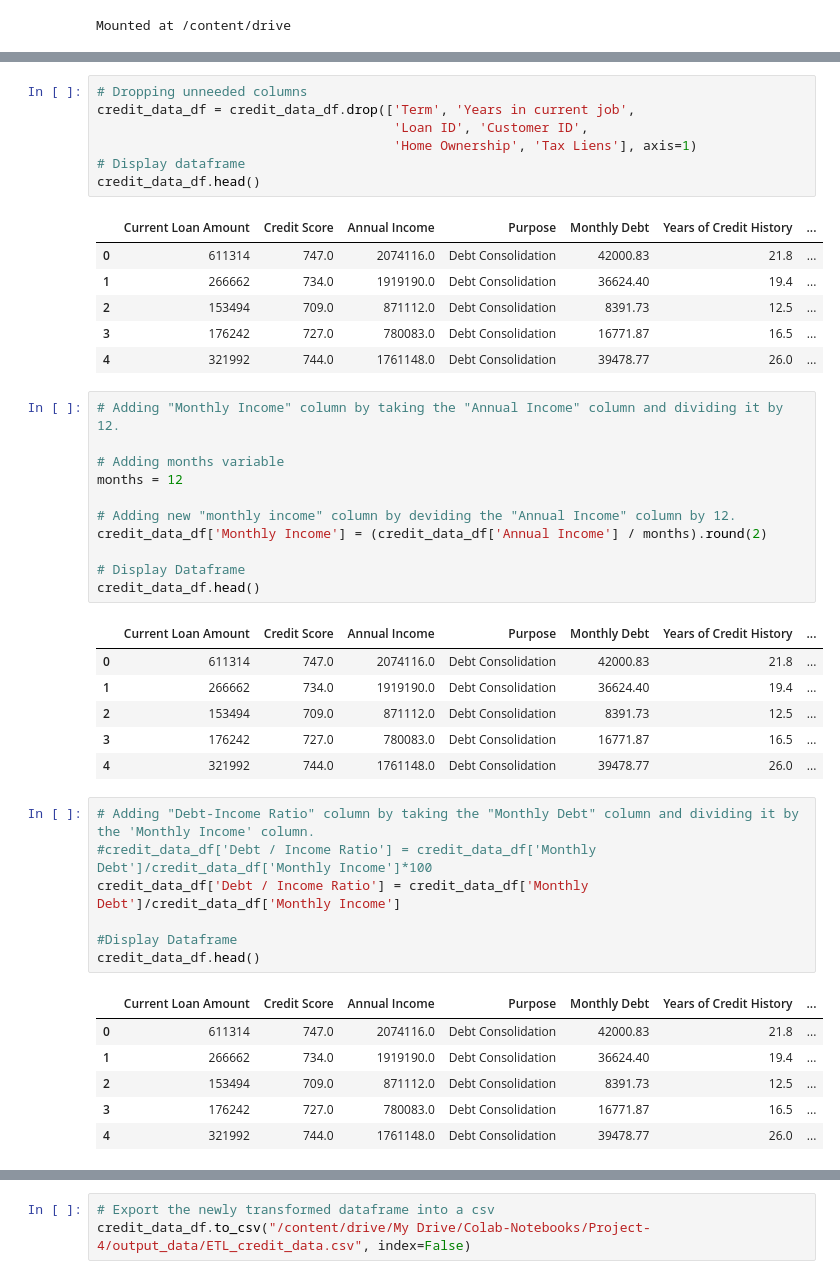
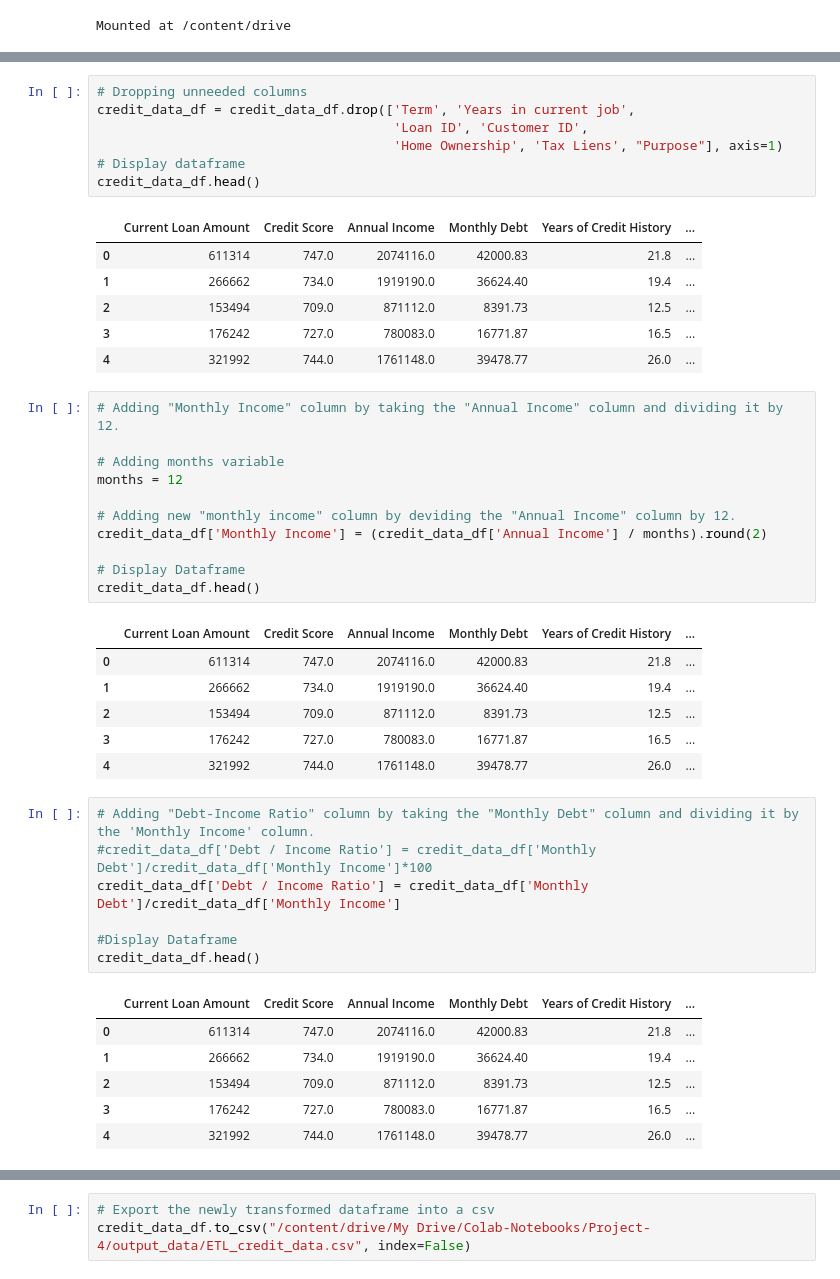
Before and after one commit to CJO100293/Project-4, a Jupyter notebook: ETL/ETL_colab.ipynb, the cells around one changed output, grey strips where cells are left out. Drawn from its saved outputs; the diff is of its cells as text.

```diff
--- a/ETL/ETL_colab.ipynb
+++ b/ETL/ETL_colab.ipynb
@@ -37,17 +37,17 @@ credit_data_df.head()
 # %%
 # Dropping unneeded columns
 credit_data_df = credit_data_df.drop(['Term', 'Years in current job',
                                       'Loan ID', 'Customer ID',
-                                      'Home Ownership', 'Tax Liens'], axis=1)
+                                      'Home Ownership', 'Tax Liens', "Purpose"], axis=1)
 # Display dataframe
 credit_data_df.head()
 # %% [output]
-|  | Current Loan Amount | Credit Score | Annual Income | Purpose | Monthly Debt | Years of Credit History | ... |
-| 0 | 611314 | 747.0 | 2074116.0 | Debt Consolidation | 42000.83 | 21.8 | ... |
-| 1 | 266662 | 734.0 | 1919190.0 | Debt Consolidation | 36624.40 | 19.4 | ... |
-| 2 | 153494 | 709.0 | 871112.0 | Debt Consolidation | 8391.73 | 12.5 | ... |
-| 3 | 176242 | 727.0 | 780083.0 | Debt Consolidation | 16771.87 | 16.5 | ... |
-| 4 | 321992 | 744.0 | 1761148.0 | Debt Consolidation | 39478.77 | 26.0 | ... |
+|  | Current Loan Amount | Credit Score | Annual Income | Monthly Debt | Years of Credit History | ... |
+| 0 | 611314 | 747.0 | 2074116.0 | 42000.83 | 21.8 | ... |
+| 1 | 266662 | 734.0 | 1919190.0 | 36624.40 | 19.4 | ... |
+| 2 | 153494 | 709.0 | 871112.0 | 8391.73 | 12.5 | ... |
+| 3 | 176242 | 727.0 | 780083.0 | 16771.87 | 16.5 | ... |
+| 4 | 321992 | 744.0 | 1761148.0 | 39478.77 | 26.0 | ... |
 # %%
 # Adding "Monthly Income" column by taking the "Annual Income" column and dividing it by 12.
 
@@ -60,12 +60,12 @@ credit_data_df['Monthly Income'] = (credit_data_df['Annual Income'] / months).ro
 # Display Dataframe
 credit_data_df.head()
 # %% [output]
-|  | Current Loan Amount | Credit Score | Annual Income | Purpose | Monthly Debt | Years of Credit History | ... |
-| 0 | 611314 | 747.0 | 2074116.0 | Debt Consolidation | 42000.83 | 21.8 | ... |
-| 1 | 266662 | 734.0 | 1919190.0 | Debt Consolidation | 36624.40 | 19.4 | ... |
-| 2 | 153494 | 709.0 | 871112.0 | Debt Consolidation | 8391.73 | 12.5 | ... |
-| 3 | 176242 | 727.0 | 780083.0 | Debt Consolidation | 16771.87 | 16.5 | ... |
-| 4 | 321992 | 744.0 | 1761148.0 | Debt Consolidation | 39478.77 | 26.0 | ... |
+|  | Current Loan Amount | Credit Score | Annual Income | Monthly Debt | Years of Credit History | ... |
+| 0 | 611314 | 747.0 | 2074116.0 | 42000.83 | 21.8 | ... |
+| 1 | 266662 | 734.0 | 1919190.0 | 36624.40 | 19.4 | ... |
+| 2 | 153494 | 709.0 | 871112.0 | 8391.73 | 12.5 | ... |
+| 3 | 176242 | 727.0 | 780083.0 | 16771.87 | 16.5 | ... |
+| 4 | 321992 | 744.0 | 1761148.0 | 39478.77 | 26.0 | ... |
 # %%
 # Adding "Debt-Income Ratio" column by taking the "Monthly Debt" column and dividing it by the 'Monthly Income' column.
 #credit_data_df['Debt / Income Ratio'] = credit_data_df['Monthly Debt']/credit_data_df['Monthly Income']*100
@@ -74,12 +74,12 @@ credit_data_df['Debt / Income Ratio'] = credit_data_df['Monthly Debt']/credit_da
 #Display Dataframe
 credit_data_df.head()
 # %% [output]
-|  | Current Loan Amount | Credit Score | Annual Income | Purpose | Monthly Debt | Years of Credit History | ... |
-| 0 | 611314 | 747.0 | 2074116.0 | Debt Consolidation | 42000.83 | 21.8 | ... |
-| 1 | 266662 | 734.0 | 1919190.0 | Debt Consolidation | 36624.40 | 19.4 | ... |
-| 2 | 153494 | 709.0 | 871112.0 | Debt Consolidation | 8391.73 | 12.5 | ... |
-| 3 | 176242 | 727.0 | 780083.0 | Debt Consolidation | 16771.87 | 16.5 | ... |
-| 4 | 321992 | 744.0 | 1761148.0 | Debt Consolidation | 39478.77 | 26.0 | ... |
+|  | Current Loan Amount | Credit Score | Annual Income | Monthly Debt | Years of Credit History | ... |
+| 0 | 611314 | 747.0 | 2074116.0 | 42000.83 | 21.8 | ... |
+| 1 | 266662 | 734.0 | 1919190.0 | 36624.40 | 19.4 | ... |
+| 2 | 153494 | 709.0 | 871112.0 | 8391.73 | 12.5 | ... |
+| 3 | 176242 | 727.0 | 780083.0 | 16771.87 | 16.5 | ... |
+| 4 | 321992 | 744.0 | 1761148.0 | 39478.77 | 26.0 | ... |
 # %%
 # Adding "Credit Usage Ratio" column by taking the "Current Credit Balance" column and
 # dividing it by the 'Maximum Open Credit' column.
```
Also changed, not shown: parts of 5 cells of this notebook.
